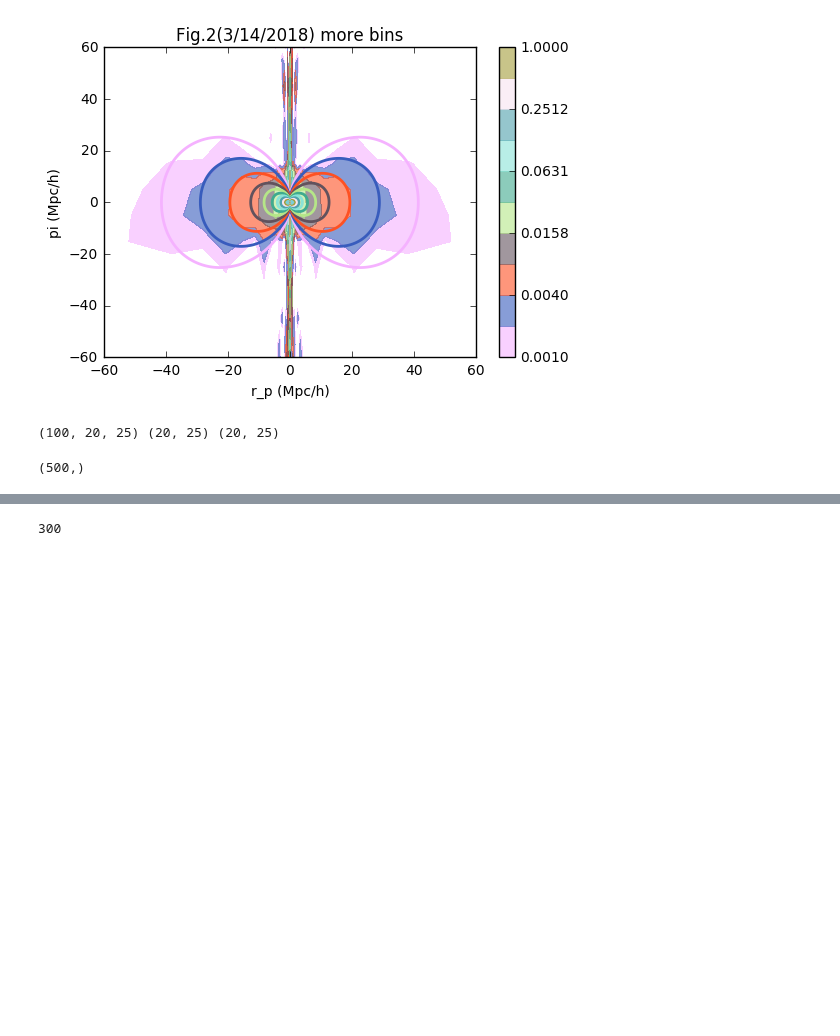
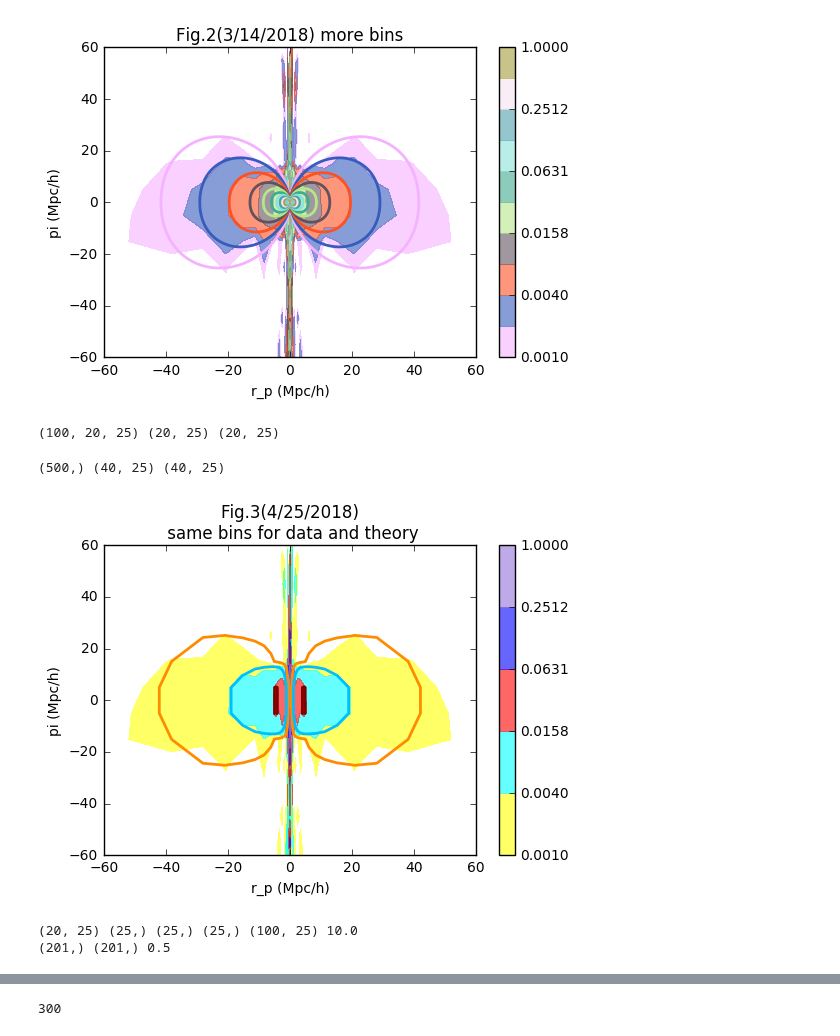
Before and after one commit to liuxx479/gplus, a Jupyter notebook: test_2d_fits.ipynb, the cells around one changed output, grey strips where cells are left out. Drawn from its saved outputs; the diff is of its cells as text; code cells hidden in the pictures; blank space fills up the shorter version.

```diff
--- a/test_2d_fits.ipynb
+++ b/test_2d_fits.ipynb
@@ -172,8 +182,44 @@ print data_jk.shape, rp_bins.shape, pi_bins.shape
 ############## here calculate theory value at each point
 xi_int_lowzbin = lambda i: sum(W(zarr[i])/Dinterp(zarr[i])*cn_arr[i]
                     *Fcoeff(rp_bins.reshape(-1,1), pi_bins.reshape(-1,1), betaD_arr[i]), axis=-1)/Nk*idz
-xi_lowzbin = const/Ai*sum(array(map(xi_int_lowzbin, range(Nz))), axis=0)
+xi_lowzbin = 1.4*const*sum(array(map(xi_int_lowzbin, range(Nz))), axis=0)
 xi_lowzbin = real(xi_lowzbin.flatten())
-print xi_lowzbin.shape
-# %% [output]
-(500,)
+# %%
+print xi_lowzbin.shape, rp_bins2.shape, pi_bins2.shape
+xi_lowzbin2 = concatenate([xi_lowzbin.reshape(20,-1),xi_lowzbin.reshape(20,-1)])
+# %% [output]
+(500,) (40, 25) (40, 25)
+# %%
+f, ax=subplots(1,1, figsize=(6,4))
+CS=ax.contourf(rp_bins2, pi_bins2, data_mean2, bounds,colors=icolors,alpha=0.6)
+ax.set_ylim(-60,60)
+CS2=ax.contour(rp_bins2, pi_bins2, xi_lowzbin2, bounds,colors=icolors_deep,linewidths=2,alpha=1)
+cbar = plt.colorbar(CS)
+ax.set_xlim(-60,60)
+ax.set_xlabel('r_p (Mpc/h)')
+ax.set_ylabel('pi (Mpc/h)')
+ax.set_title('Fig.3(4/25/2018)\n same bins for data and theory')
+show()
+# %% [output]
+[figure, added]
+# %%
+######### 1D fit
+pi1d = sort(unique(pi_bins))
+dpi = pi1d[1]-pi1d[0]
+
+data_1d = sum(data_mean, axis=0)*dpi
+theo_1d = sum(xi_lowzbin.reshape(20,-1), axis=0)*dpi
+
+dpi_dense = rppitheo[1]-rppitheo[0]
+theo_1d_dense = sum(xi_all4, axis=0)[Nr:]*dpi_dense
+
+jk_1d = sum(data_jk, axis=1)*dpi
+rp1d = unique(rp_bins)
+
+print data_mean.shape, rp1d.shape, data_1d.shape, theo_1d.shape, jk_1d.shape, dpi
+print theo_1d_dense.shape, rppitheo.shape, dpi_dense
+#print rp1d, pi1d
+#print rppitheo[100:]
+# %% [output]
+(20, 25) (25,) (25,) (25,) (100, 25) 10.0
+(201,) (201,) 0.5
```
Also changed, not shown: parts of 7 cells of this notebook.
